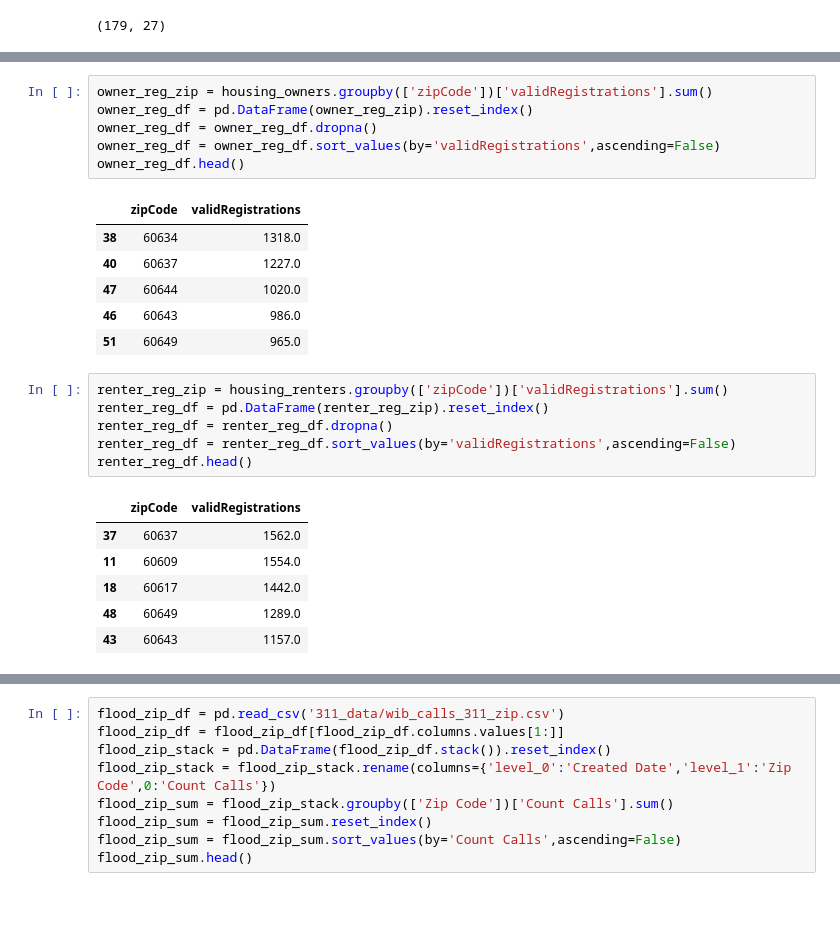
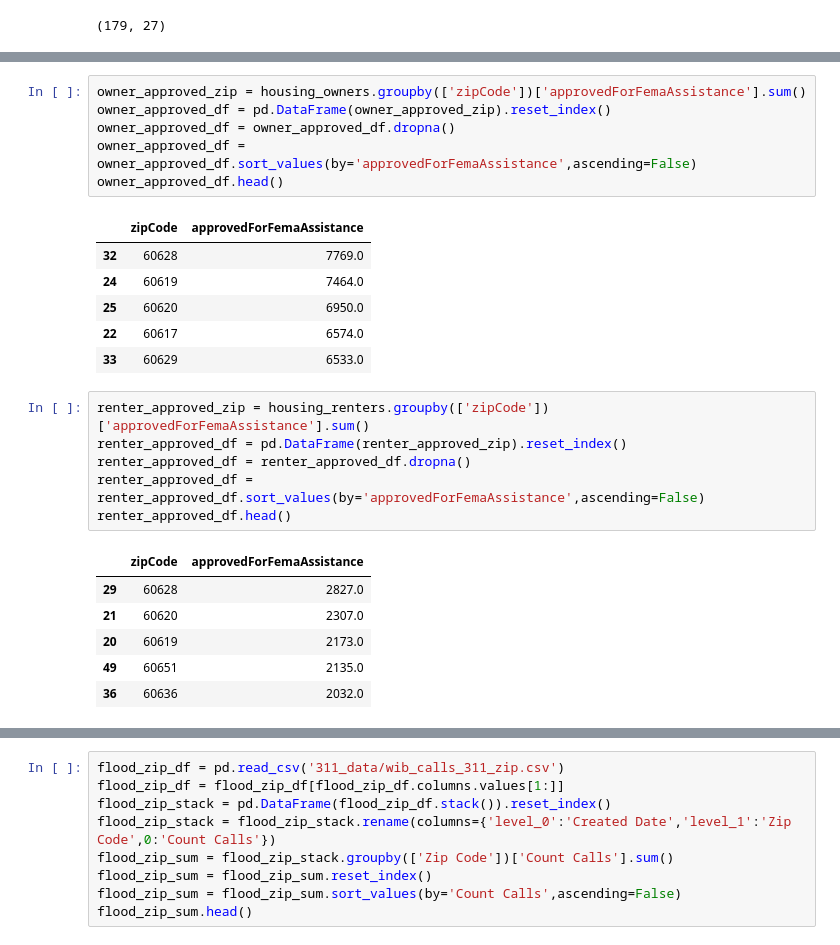
Before and after one commit to NORCatUofC/rain, a Jupyter notebook: flooding/FEMA and 311 Calls by Zip.ipynb, the cells around one changed output, grey strips where cells are left out. Drawn from its saved outputs; the diff is of its cells as text; blank space fills up the shorter version.

```diff
--- a/flooding/FEMA and 311 Calls by Zip.ipynb
+++ b/flooding/FEMA and 311 Calls by Zip.ipynb
@@ -51,26 +71,26 @@ dtype: object
 # %%
-owner_reg_zip = housing_owners.groupby(['zipCode'])['validRegistrations'].sum()
-owner_reg_df = pd.DataFrame(owner_reg_zip).reset_index()
-owner_reg_df = owner_reg_df.dropna()
-owner_reg_df = owner_reg_df.sort_values(by='validRegistrations',ascending=False)
-owner_reg_df.head()
+owner_approved_zip = housing_owners.groupby(['zipCode'])['approvedForFemaAssistance'].sum()
+owner_approved_df = pd.DataFrame(owner_approved_zip).reset_index()
+owner_approved_df = owner_approved_df.dropna()
+owner_approved_df = owner_approved_df.sort_values(by='approvedForFemaAssistance',ascending=False)
+owner_approved_df.head()
 # %% [output]
-|  | zipCode | validRegistrations |
-| 38 | 60634 | 1318.0 |
-| 40 | 60637 | 1227.0 |
-| 47 | 60644 | 1020.0 |
-| 46 | 60643 | 986.0 |
-| 51 | 60649 | 965.0 |
+|  | zipCode | approvedForFemaAssistance |
+| 32 | 60628 | 7769.0 |
+| 24 | 60619 | 7464.0 |
+| 25 | 60620 | 6950.0 |
+| 22 | 60617 | 6574.0 |
+| 33 | 60629 | 6533.0 |
 # %%
-renter_reg_zip = housing_renters.groupby(['zipCode'])['validRegistrations'].sum()
-renter_reg_df = pd.DataFrame(renter_reg_zip).reset_index()
-renter_reg_df = renter_reg_df.dropna()
-renter_reg_df = renter_reg_df.sort_values(by='validRegistrations',ascending=False)
-renter_reg_df.head()
+renter_approved_zip = housing_renters.groupby(['zipCode'])['approvedForFemaAssistance'].sum()
+renter_approved_df = pd.DataFrame(renter_approved_zip).reset_index()
+renter_approved_df = renter_approved_df.dropna()
+renter_approved_df = renter_approved_df.sort_values(by='approvedForFemaAssistance',ascending=False)
+renter_approved_df.head()
 # %% [output]
-|  | zipCode | validRegistrations |
-| 37 | 60637 | 1562.0 |
-| 11 | 60609 | 1554.0 |
-| 18 | 60617 | 1442.0 |
-| 48 | 60649 | 1289.0 |
-| 43 | 60643 | 1157.0 |
+|  | zipCode | approvedForFemaAssistance |
+| 29 | 60628 | 2827.0 |
+| 21 | 60620 | 2307.0 |
+| 20 | 60619 | 2173.0 |
+| 49 | 60651 | 2135.0 |
+| 36 | 60636 | 2032.0 |
```
Also changed, not shown: parts of 14 cells of this notebook, 1 other file.
